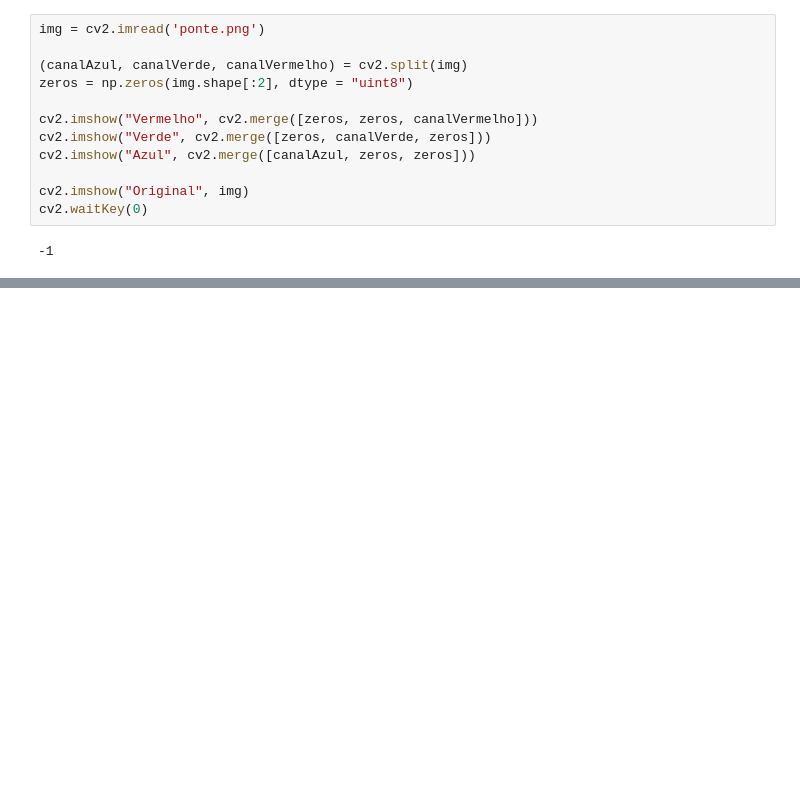
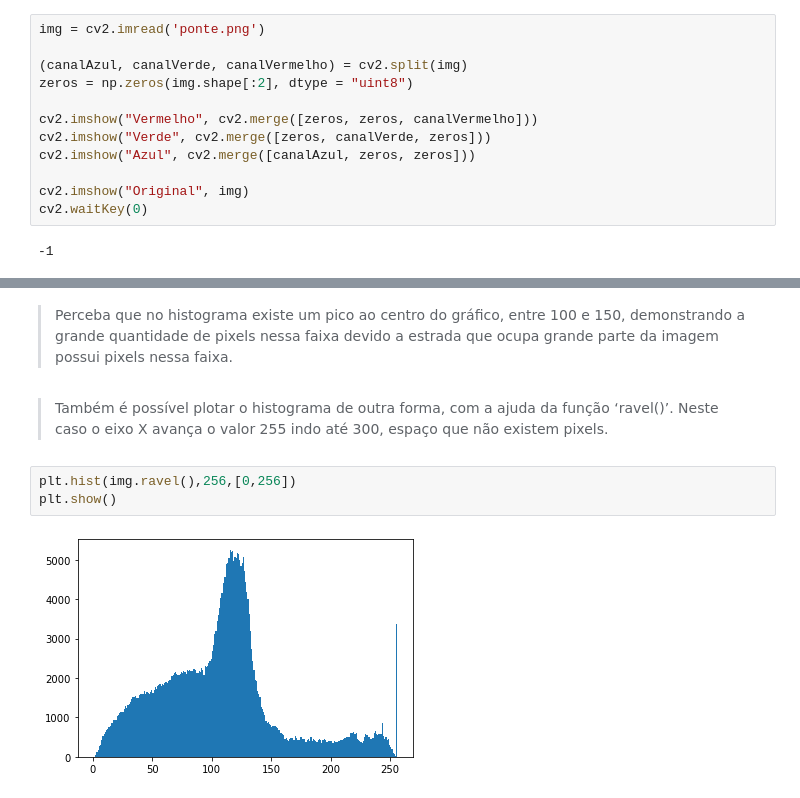
Before and after one commit to andressagomes26/MachineLearning_AcademyBootcamp, a Jupyter notebook: Módulo 1 - Visão Computacional/Tutorial_Opencv.ipynb, the cells around one changed output, grey strips where cells are left out. Saved outputs shown, nothing was run; the diff lists cells and outputs as text; blank space fills up the shorter version.

```diff
--- a/Módulo 1 - Visão Computacional/Tutorial_Opencv.ipynb
+++ b/Módulo 1 - Visão Computacional/Tutorial_Opencv.ipynb
@@ -249,0 +275,9 @@ cv2.waitKey(0)
+# %% [markdown]
+> Perceba  que  no  histograma  existe  um  pico  ao  centro  do  gráfico,  entre  100  e  150,  demonstrando  a  grande  quantidade  de  pixels  nessa  faixa  devido  a  estrada  que  ocupa  grande parte da imagem possui pixels nessa faixa.
+# %% [markdown]
+> Também  é  possível  plotar  o  histograma  de  outra  forma,  com  a  ajuda  da  função ‘ravel()’. Neste caso o eixo X avança o valor 255 indo até 300, espaço que não existem pixels.
+# %%
+plt.hist(img.ravel(),256,[0,256])
+plt.show()
+# %% [output]
+[figure, added]
```
Also changed, not shown: parts of 26 cells of this notebook, 22 other files.
